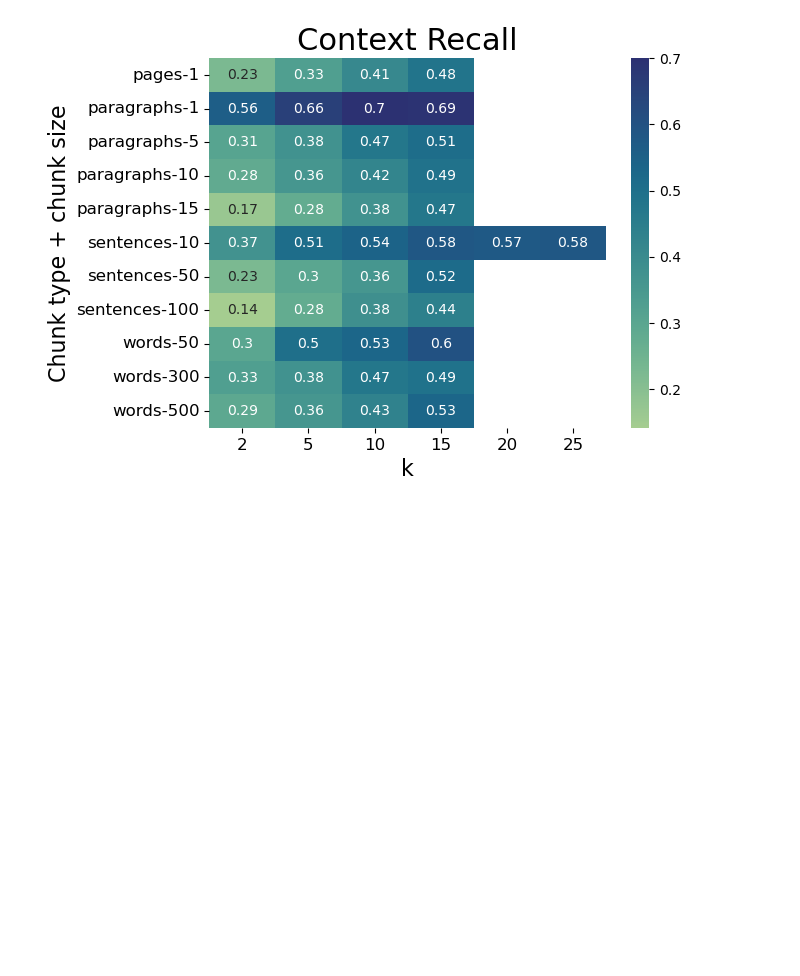
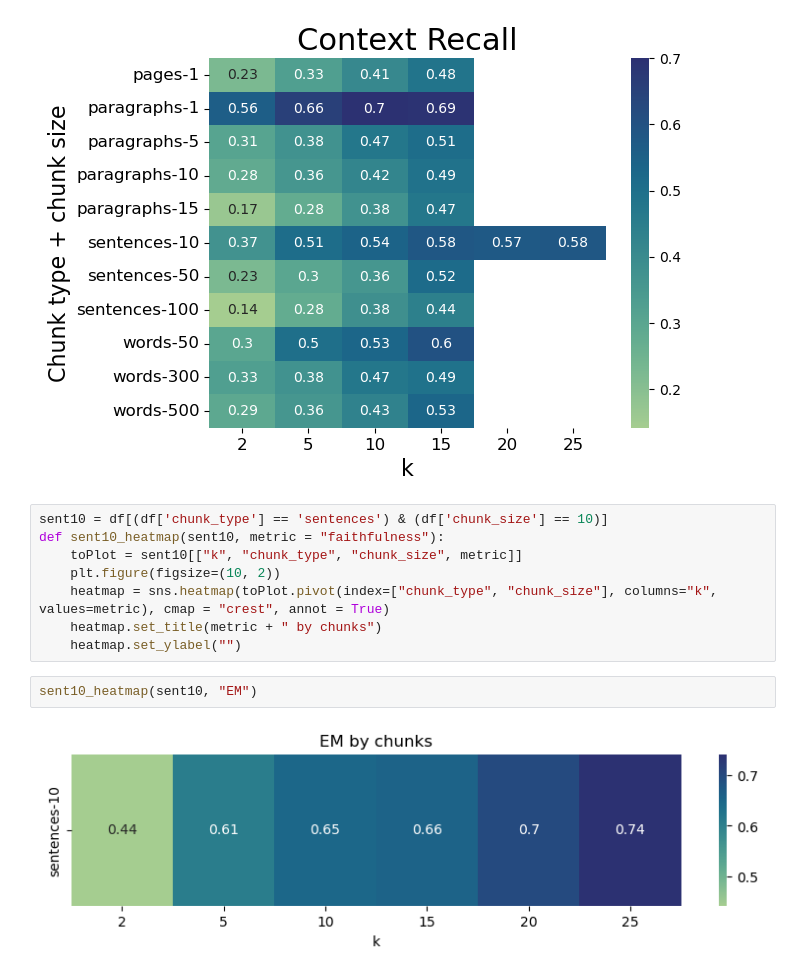
Before and after one commit to xinyicxy/rag-optimization, a Jupyter notebook: rag-sandbox/morehop/r1_metrics_eval.ipynb, the cells around one changed output. Drawn from its saved outputs; the diff is of its cells as text; blank space fills up the shorter version.

Commit message:
Updated sentences10 metric graph

```diff
--- a/rag-sandbox/morehop/r1_metrics_eval.ipynb
+++ b/rag-sandbox/morehop/r1_metrics_eval.ipynb
@@ -84,3 +85,15 @@ all_chunks_heatmap(df, "EM", title = "Exact Match score")
 all_chunks_heatmap(df, "context_recall", title = "Context Recall")
 # %% [output]
 [figure]
+# %%
+sent10 = df[(df['chunk_type'] == 'sentences') & (df['chunk_size'] == 10)]
+def sent10_heatmap(sent10, metric = "faithfulness"):
+    toPlot = sent10[["k", "chunk_type", "chunk_size", metric]]
+    plt.figure(figsize=(10, 2))
+    heatmap = sns.heatmap(toPlot.pivot(index=["chunk_type", "chunk_size"], columns="k", values=metric), cmap = "crest", annot = True)
+    heatmap.set_title(metric + " by chunks")
+    heatmap.set_ylabel("")
+# %%
+sent10_heatmap(sent10, "EM")
+# %% [output]
+[figure, added]
```
Also changed, not shown: parts of 2 cells of this notebook.
